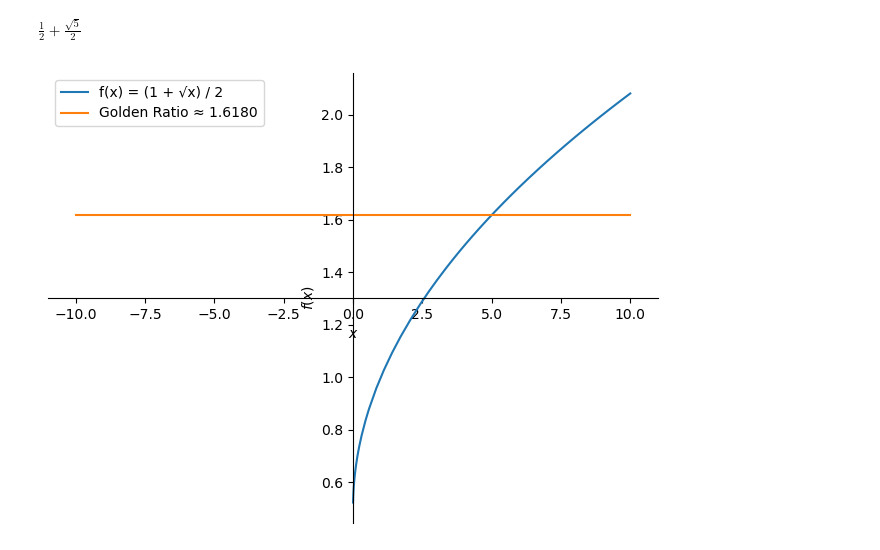
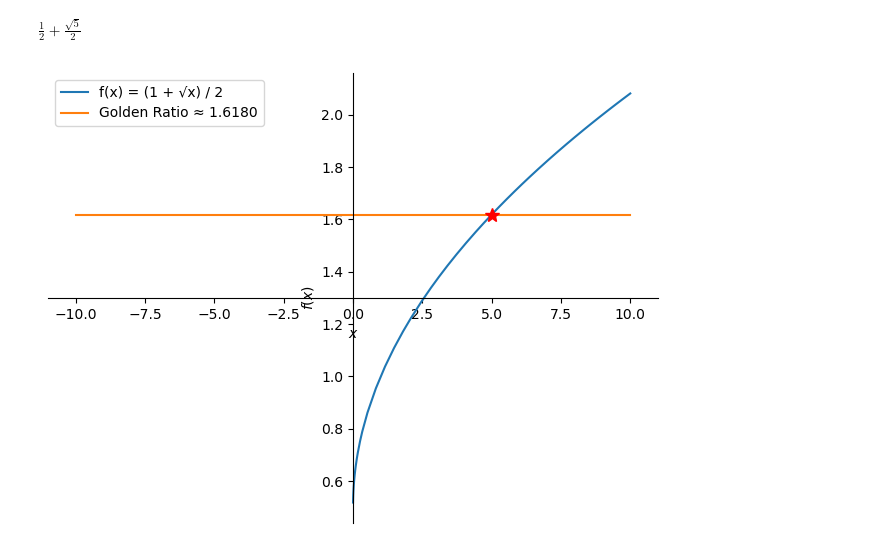
Before and after one commit to BrentGrammer/Python-Image-Processing, a Jupyter notebook: playground.ipynb, the cells around one changed output. Saved outputs shown, nothing was run; the diff lists cells and outputs as text; code cells hidden in the pictures.

Commit message:
add marker to sympy plot

```diff
--- a/playground.ipynb
+++ b/playground.ipynb
@@ -1,19 +1,23 @@
 # %%
 # Golden Ratio formula with variable
 
 import sympy as sym
 
 x = sym.Symbol('x')
 fx = (1 + sym.sqrt(x)) / 2
 
 y_at_5 = fx.subs(x, 5)
 display(y_at_5)
 
-p1 = sym.plot(fx, label='f(x) = (1 + √x) / 2',show=False)
+p1 = sym.plot(fx, markers=[{'args' : [5, y_at_5, 'r*'], 'ms' : 10, "label": "a"}], legend=True, label='f(x) = (1 + √x) / 2',show=False)
 p1.extend(sym.plot(y_at_5, markers=[{'args': [5, y_at_5, 'go']}], show=False, label=f'Golden Ratio ≈ {y_at_5.evalf():.4f}'))
+
+# p1[0].label = "a"
+# p1[1].label = "b"
+
 p1.legend = True
 
 p1.show()
 # %% [output]
 $\displaystyle \frac{1}{2} + \frac{\sqrt{5}}{2}$
-[figure, old version]
+[figure, new version]
```
Also changed, not shown: parts of 1 cell of this notebook.
